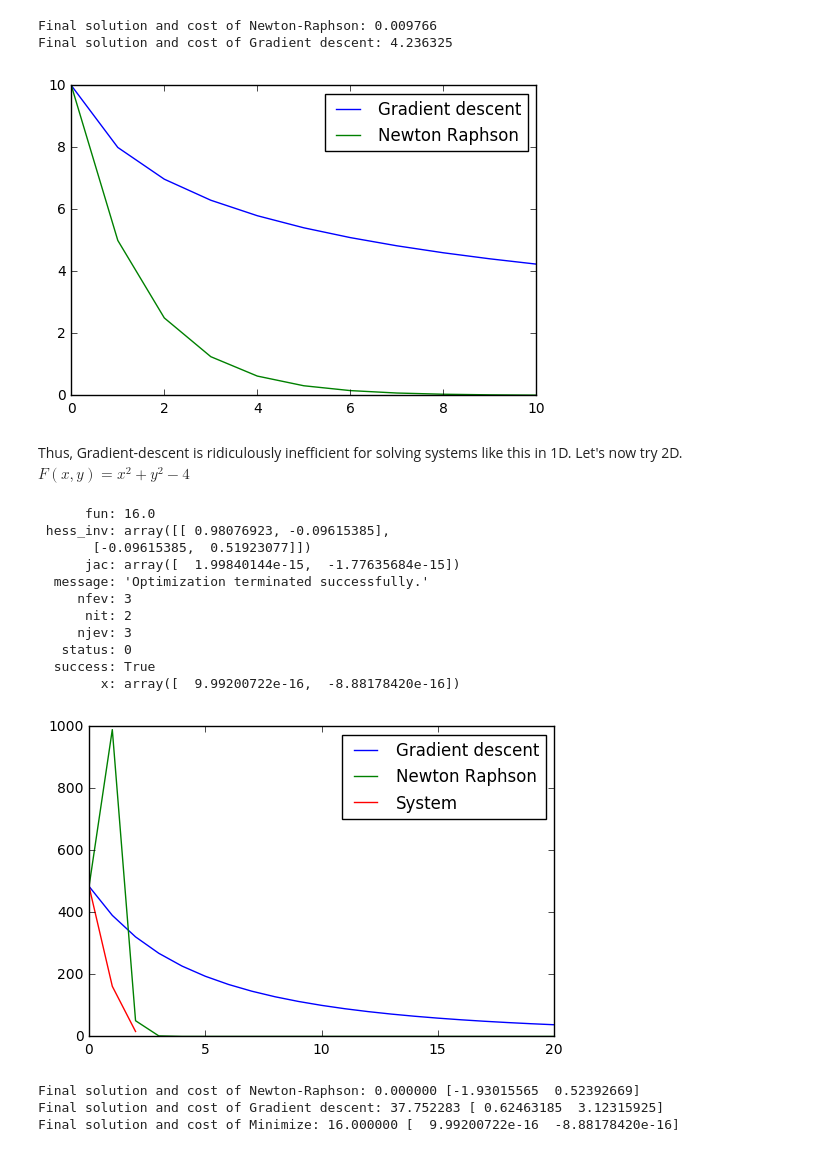
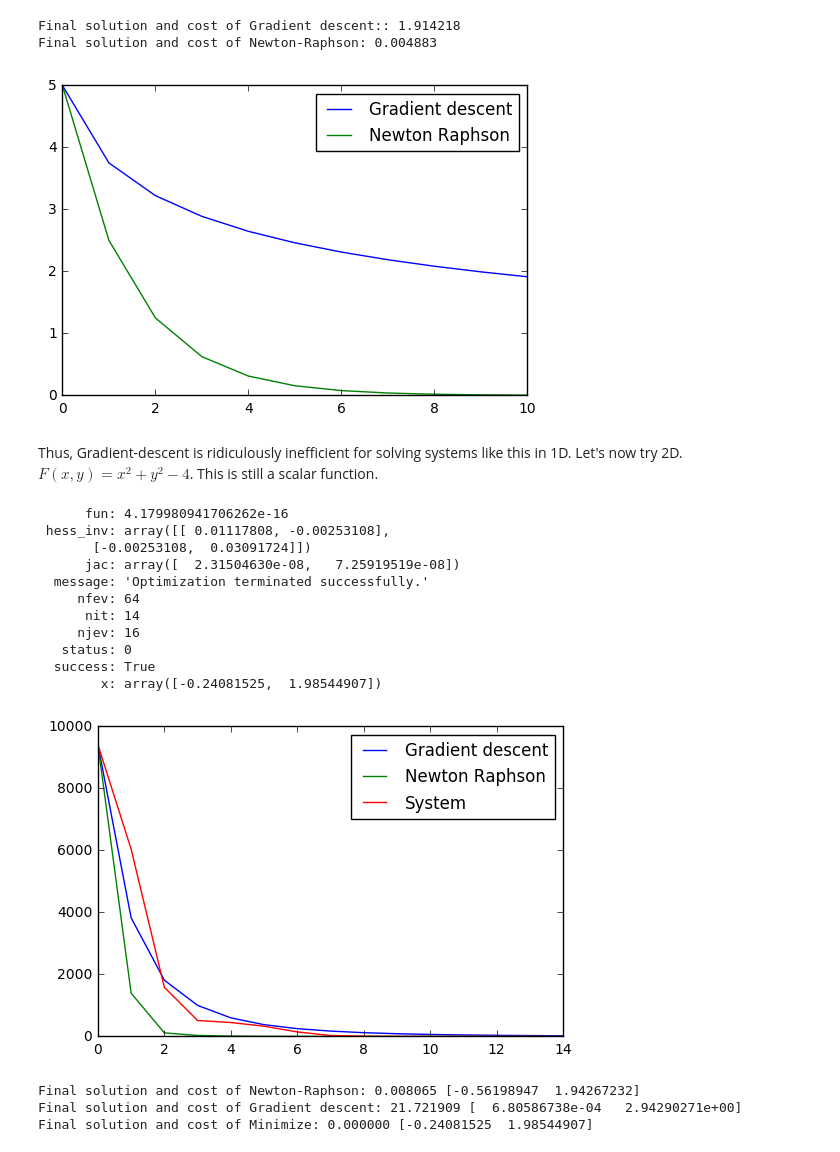
Before and after one commit to artirj/random-python-experiments, a Jupyter notebook: Gradient descent vs Newton Raphson.ipynb, the cells around one changed output. Drawn from its saved outputs; the diff is of its cells as text; code cells hidden in the pictures.

Commit message:
Updated notebook with nicer plots

```diff
--- a/Gradient descent vs Newton Raphson.ipynb
+++ b/Gradient descent vs Newton Raphson.ipynb
@@ -32,10 +32,10 @@ def newton_raphson(func,x):
         x_full.append(x)
     return x,x_full
 # %%
-x,x_full=gradient_descent(func,10,0.001)
-x2,x2_full=newton_raphson(func,10)
-print("Final solution and cost of Newton-Raphson: %f" %x2)
-print("Final solution and cost of Gradient descent: %f"%x)
+x,x_full=gradient_descent(func,5,0.005)
+x2,x2_full=newton_raphson(func,5)
+print("Final solution and cost of Gradient descent:: %f" %x)
+print("Final solution and cost of Newton-Raphson: %f"%x2)
 #x_full=np.array(x_full)
 its=np.arange(nit+1)
 plt.plot(its,x_full)
@@ -43,43 +43,52 @@ plt.plot(its,x2_full)
 plt.legend(('Gradient descent','Newton Raphson'))
 plt.show()
 # %% [output]
-Final solution and cost of Newton-Raphson: 0.009766
-Final solution and cost of Gradient descent: 4.236325
+Final solution and cost of Gradient descent:: 1.914218
+Final solution and cost of Newton-Raphson: 0.004883
-[figure, old version]
+[figure, new version]
 # %% [markdown]
 Thus, Gradient-descent is ridiculously inefficient for solving systems like this in 1D.
-Let's now try 2D. $F(x,y)=x^2+y^2-4$
+Let's now try 2D. $F(x,y)=x^2+y^2-4$. This is still a scalar function.
 # %%
 h=1e-6
-nit=20
-start=np.array([1,5],dtype='float')
+nit=14
+start=np.array([1.,10.])
 x_full_sys=np.array(start)
-def gradient(x):
+def gradient(x_loc,limit=False):
     #f(x+h)-f(x-h) /2h
     #return (func(x+h)-func(x-h))/(2*h)
+        grad=np.array(2.0*x_loc,dtype='float64')
+        if limit==False:
+            return grad
+        else:
+            larger=np.abs(grad)>2
+            grad[larger]=np.sign(grad[larger])*2
+            return grad
 
-        return np.array(2.0*x)
 
 def func(x):
-    if x.ndim==1:
+     if x.ndim==1:
         return np.square(x).sum()-4
-    else:
+     else:
         return np.square(x).sum(axis=1)-4
 
 def cost(x):
     return np.square(func(x))
 
+
 def acc(xp):
     global x_full_sys
     x_full_sys=np.vstack((x_full_sys,xp))
     return 0
+def norm(x):
+    return np.sqrt(x.dot(x))
 
 def gradient_descent(func,start,alpha):
     x_full=np.array(start)
     x=np.array(start)
     #Minimise distance to zero
     for i in range(nit):
-        x-=alpha*func(x)*gradient(x)
+        x-=alpha*func(x)*gradient(x,limit=True)
         x_full=np.vstack((x_full,x))
     return x,x_full
 
@@ -87,45 +96,45 @@ def newton_raphson(func,start,gamma):
     x_full=np.array(start)
     x=np.array(start)
     for i in range(nit):
-        x-=gamma*func(x)/gradient(x)
+        x-=gamma*func(x)/gradient(x,limit=True)
         x_full=np.vstack((x_full,x))
     return x,x_full
 # %%
 import scipy.optimize
 
-a=scipy.optimize.minimize(cost,start,callback=acc,jac=gradient)
+a=scipy.optimize.minimize(cost,start,callback=acc)
 nit_a=a.nit
 x_sys=a.x
 a
 # %% [output]
-      fun: 16.0
- hess_inv: array([[ 0.98076923, -0.09615385],
-       [-0.09615385,  0.51923077]])
-      jac: array([  1.99840144e-15,  -1.77635684e-15])
+      fun: 4.179980941706262e-16
+ hess_inv: array([[ 0.01117808, -0.00253108],
+       [-0.00253108,  0.03091724]])
+      jac: array([  2.31504630e-08,   7.25919519e-08])
   message: 'Optimization terminated successfully.'
-     nfev: 3
-      nit: 2
-     njev: 3
+     nfev: 64
+      nit: 14
+     njev: 16
    status: 0
   success: True
-        x: array([  9.99200722e-16,  -8.88178420e-16])
+        x: array([-0.24081525,  1.98544907])
 # %%
-x,x_full=gradient_descent(func,start,0.001)
-x2,x2_full=newton_raphson(func,start,0.5)
+x,x_full=gradient_descent(func,start,0.01)
+x2,x2_full=newton_raphson(func,start,0.1)
 its=np.arange(nit+1)
 its_sys=np.arange(nit_a+1)
 
 plt.plot(its,cost(x_full))
 plt.plot(its,cost(x2_full))
 plt.plot(its_sys,cost(x_full_sys))
 plt.legend(('Gradient descent','Newton Raphson','System'))
 plt.show()
 
 print("Final solution and cost of Newton-Raphson: %f" %cost(x2),x2)
 print("Final solution and cost of Gradient descent: %f"%cost(x),x)
 print("Final solution and cost of Minimize: %f"%cost(x_sys),x_sys)
 # %% [output]
-[figure, old version]
+[figure, new version]
-Final solution and cost of Newton-Raphson: 0.000000 [-1.93015565  0.52392669]
-Final solution and cost of Gradient descent: 37.752283 [ 0.62463185  3.12315925]
-Final solution and cost of Minimize: 16.000000 [  9.99200722e-16  -8.88178420e-16]
+Final solution and cost of Newton-Raphson: 0.008065 [-0.56198947  1.94267232]
+Final solution and cost of Gradient descent: 21.721909 [  6.80586738e-04   2.94290271e+00]
+Final solution and cost of Minimize: 0.000000 [-0.24081525  1.98544907]
```
Also changed, not shown: parts of 3 cells of this notebook.
